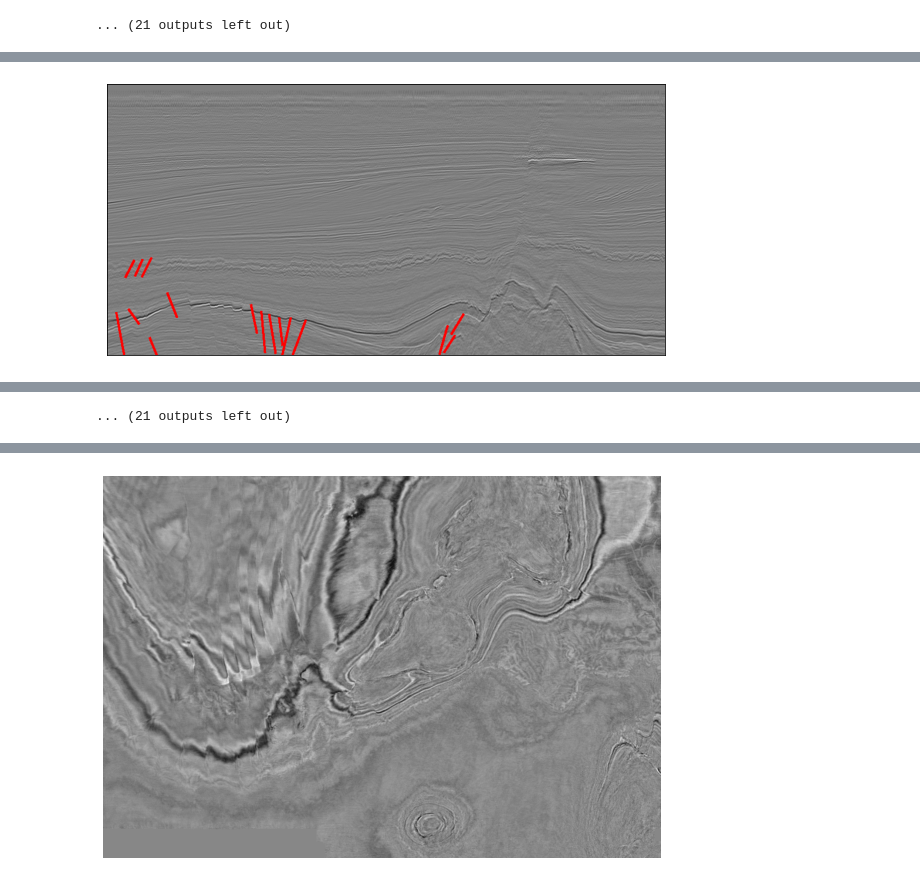
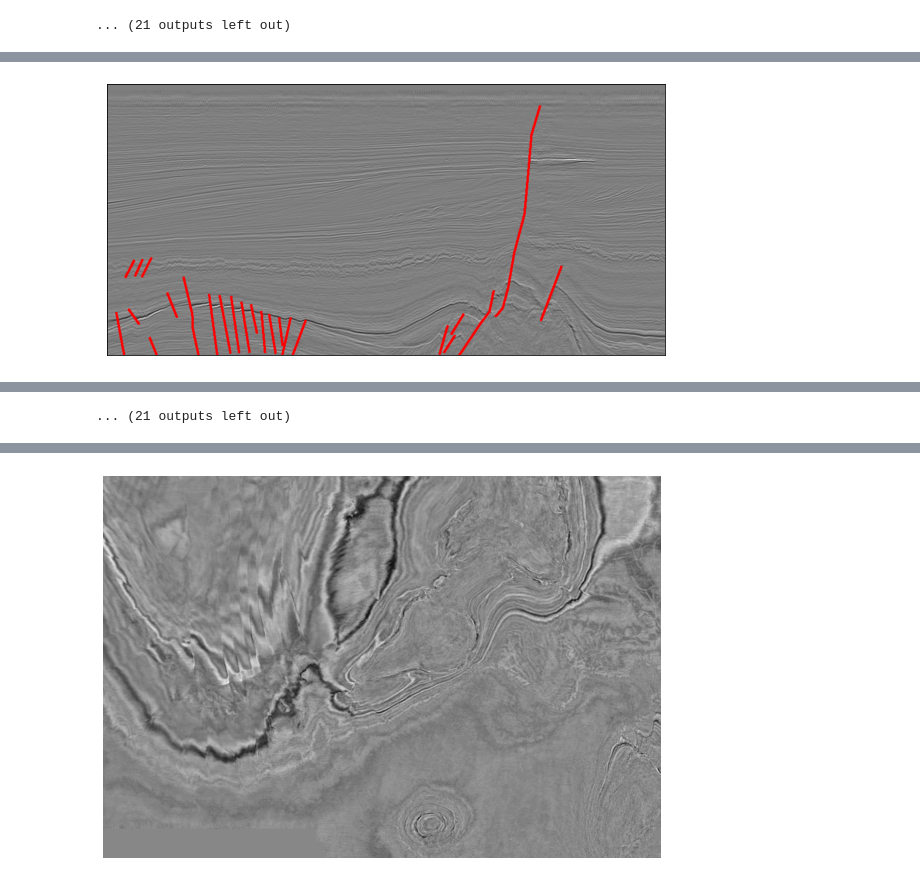
Before and after one commit to snungga/Classification-Fault-DL, a Jupyter notebook: Project_TA.ipynb, the cells around one changed output, grey strips where cells are left out. Drawn from its saved outputs; the diff is of its cells as text; code cells hidden in the pictures.

```diff
--- a/Project_TA.ipynb
+++ b/Project_TA.ipynb
@@ -65,7 +88,7 @@ for i in range(5):
 ... (21 outputs left out)
 # %%
 def load_label(inline):
-    label = Image.open('/content/Classification-Fault-DL/Label Image/mask_inline_minor_' + str(inline) + '.png')
+    label = Image.open('/content/Classification-Fault-DL/Label Image/mask_inline_' + str(inline) + '.png')
     label.load()
     label = np.asarray(label)[:,:,3]
     label = np.where(label > 0.5, 1, 0)
@@ -88,34 +111,34 @@ def plot_overlay(image, label):
     image_rgb[:,:,1] = 255*image
     image_rgb[:,:,2] = 255*image
     image_rgb[:,:,3] = 255
 
     background = Image.fromarray(image_rgb, mode='RGBA')
     background.paste(img, (0, 0), img)
 
     plt.imshow(background)
     plt.xticks([])
     plt.yticks([])
 
 
 
 tb = widgets.TabBar([str(i) for i in range(100,501,100)])
 
 for i in range(5):
   with tb.output_to(i):
     plt.figure(figsize=(10,10))
     label = load_label(100+100*i)
     plot_overlay(data[100+100*i,:,:], label)
     plt.xticks([])
     plt.yticks([])
 # %% [output]
 [interactive output not drawn]
 [interactive output not drawn]
 [interactive output not drawn]
 [interactive output not drawn]
 [interactive output not drawn]
 [interactive output not drawn]
 [interactive output not drawn]
-[figure, old version]
+[figure, new version]
 [interactive output not drawn]
 [interactive output not drawn]
 [interactive output not drawn]
```
Also changed, not shown: parts of 11 cells of this notebook.
